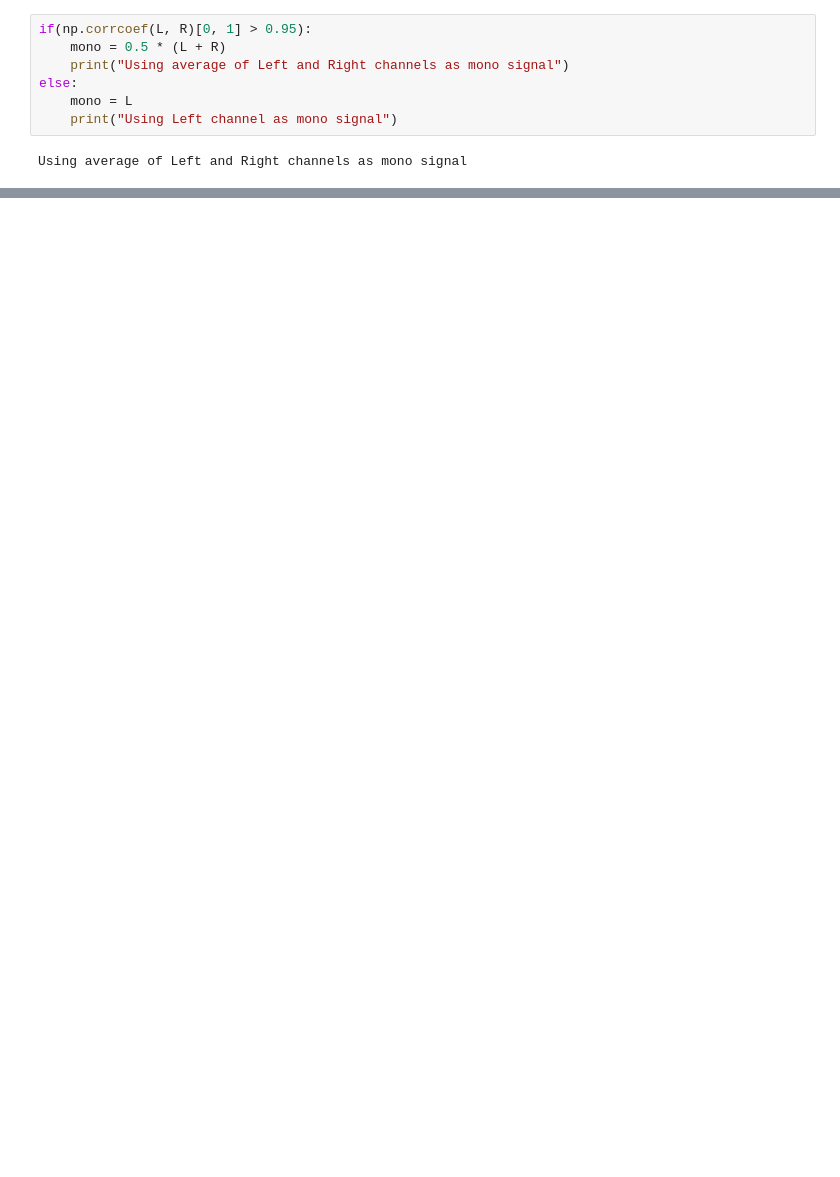
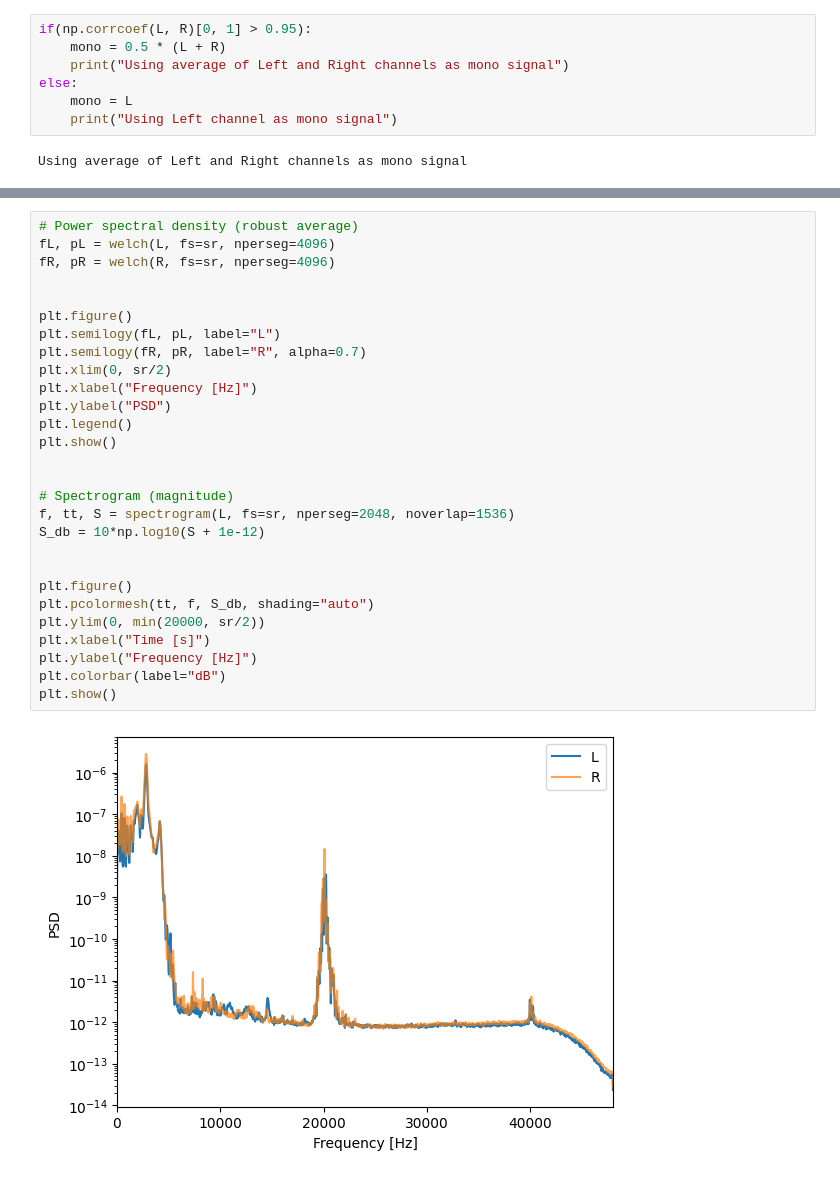
Before and after one commit to nogva/acousticBlockageSensor, a Jupyter notebook: data anlysis.ipynb, the cells around one changed output, grey strips where cells are left out. Saved outputs shown, nothing was run; the diff lists cells and outputs as text; blank space fills up the shorter version.

```diff
--- a/data anlysis.ipynb
+++ b/data anlysis.ipynb
@@ -71,0 +147,30 @@ NameError: name 'spectrogram' is not defined
+# %%
+# Power spectral density (robust average)
+fL, pL = welch(L, fs=sr, nperseg=4096)
+fR, pR = welch(R, fs=sr, nperseg=4096)
+
+
+plt.figure()
+plt.semilogy(fL, pL, label="L")
+plt.semilogy(fR, pR, label="R", alpha=0.7)
+plt.xlim(0, sr/2)
+plt.xlabel("Frequency [Hz]")
+plt.ylabel("PSD")
+plt.legend()
+plt.show()
+
+
+# Spectrogram (magnitude)
+f, tt, S = spectrogram(L, fs=sr, nperseg=2048, noverlap=1536)
+S_db = 10*np.log10(S + 1e-12)
+
+
+plt.figure()
+plt.pcolormesh(tt, f, S_db, shading="auto")
+plt.ylim(0, min(20000, sr/2))
+plt.xlabel("Time [s]")
+plt.ylabel("Frequency [Hz]")
+plt.colorbar(label="dB")
+plt.show()
+# %% [output]
+[figure, added]
```
Also changed, not shown: parts of 10 cells of this notebook, 2 other files.
